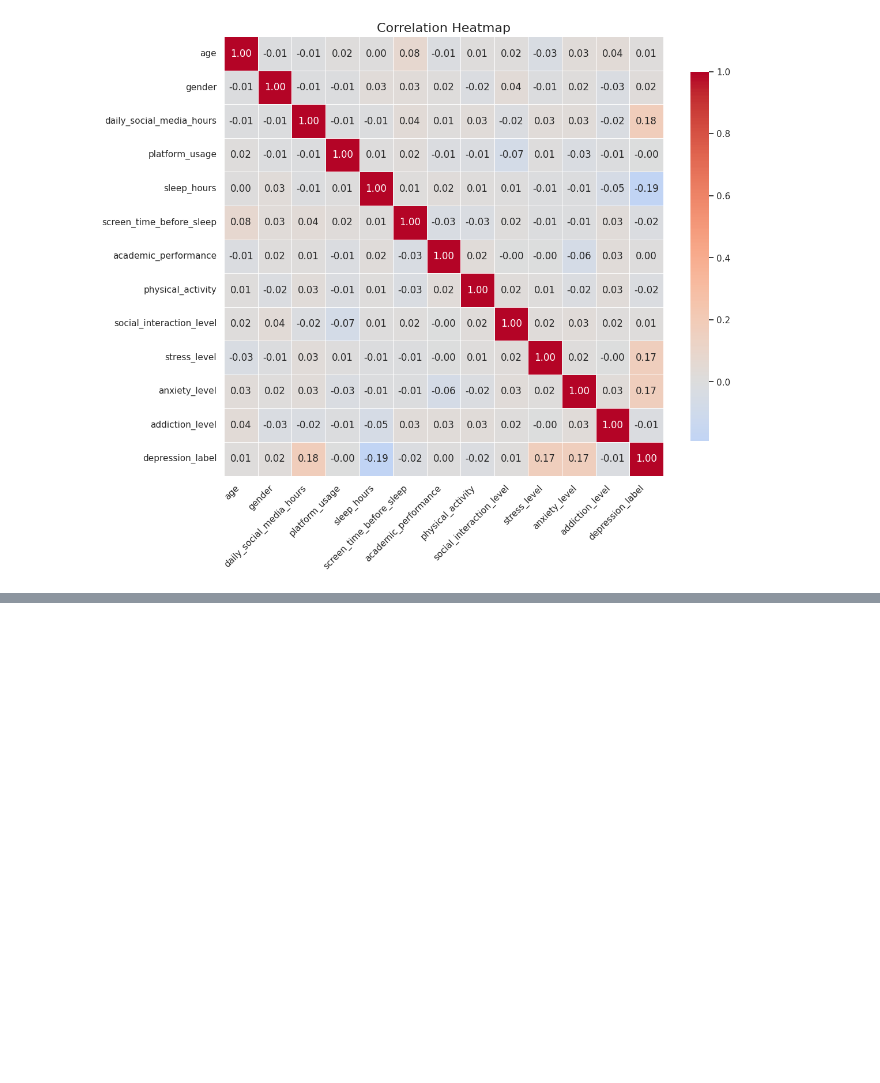
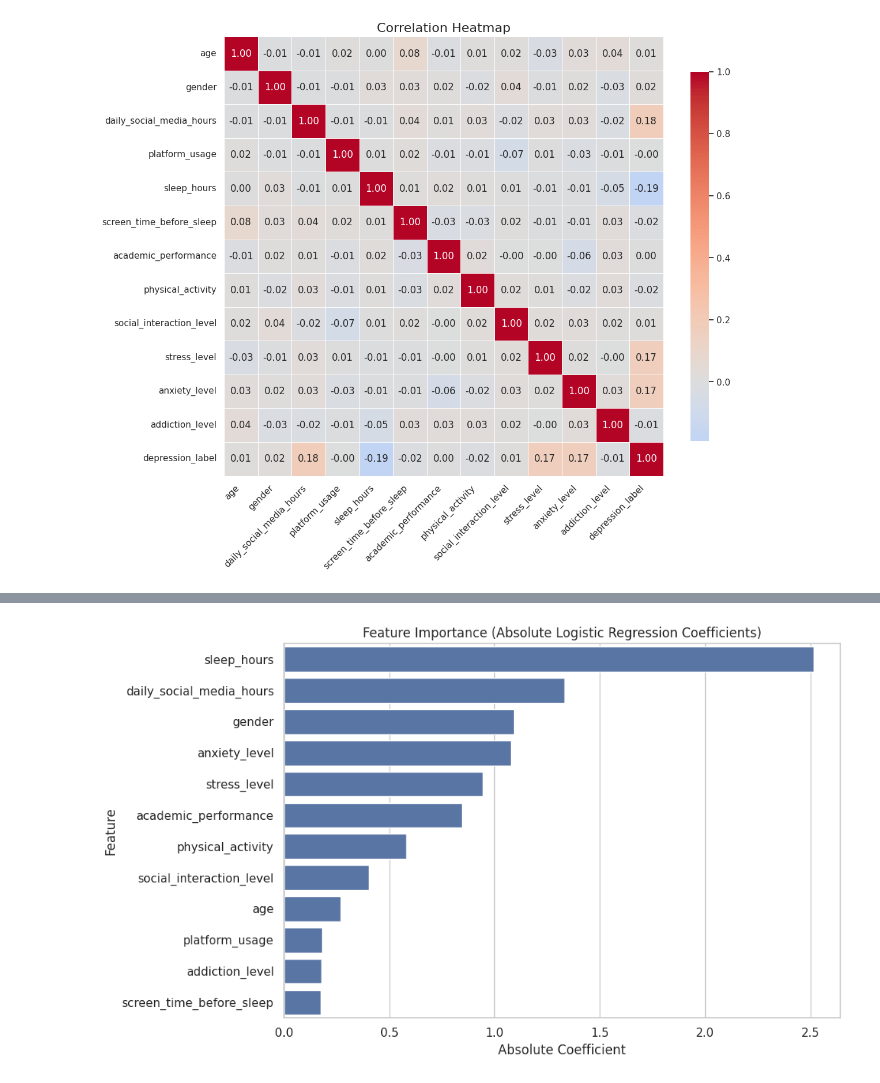
Before and after one commit to ILoveBacteria/data-mining-homeworks, a Jupyter notebook: homework3/notebook.ipynb, the cells around one changed output, grey strips where cells are left out. Cells and saved outputs as stored; diff of their text form; code cells hidden in the pictures; blank space fills up the shorter version.

Commit message:
Add training LR

```diff
--- a/homework3/notebook.ipynb
+++ b/homework3/notebook.ipynb
@@ -312,0 +374,19 @@ X_train, X_test, y_train, y_test = train_test_split(X, y, test_size=0.2, stratif
+# %%
+import pandas as pd
+import matplotlib.pyplot as plt
+import seaborn as sns
+
+from sklearn.linear_model import LogisticRegression
+from sklearn.metrics import (
+    confusion_matrix,
+    ConfusionMatrixDisplay,
+    classification_report,
+    precision_score,
+    recall_score,
+    f1_score
+)
+
+model = LogisticRegression(random_state=42)
+model.fit(X_train_balanced, y_train_balanced)
+
+y_pred = model.predict(X_test)
@@ -312,0 +402,23 @@ X_train, X_test, y_train, y_test = train_test_split(X, y, test_size=0.2, stratif
+# %%
+coef_df = (
+    pd.DataFrame({
+        "Feature": X_train.columns,
+        "Coefficient": model.coef_[0],
+        "Absolute Coefficient": abs(model.coef_[0])
+    })
+    .sort_values("Absolute Coefficient", ascending=False)
+)
+
+plt.figure(figsize=(10, 6))
+sns.barplot(
+    data=coef_df,
+    x="Absolute Coefficient",
+    y="Feature"
+)
+plt.title("Feature Importance (Absolute Logistic Regression Coefficients)")
+plt.xlabel("Absolute Coefficient")
+plt.ylabel("Feature")
+plt.tight_layout()
+plt.show()
+# %% [output]
+[figure, added]
```
Also changed, not shown: parts of 11 cells of this notebook.
